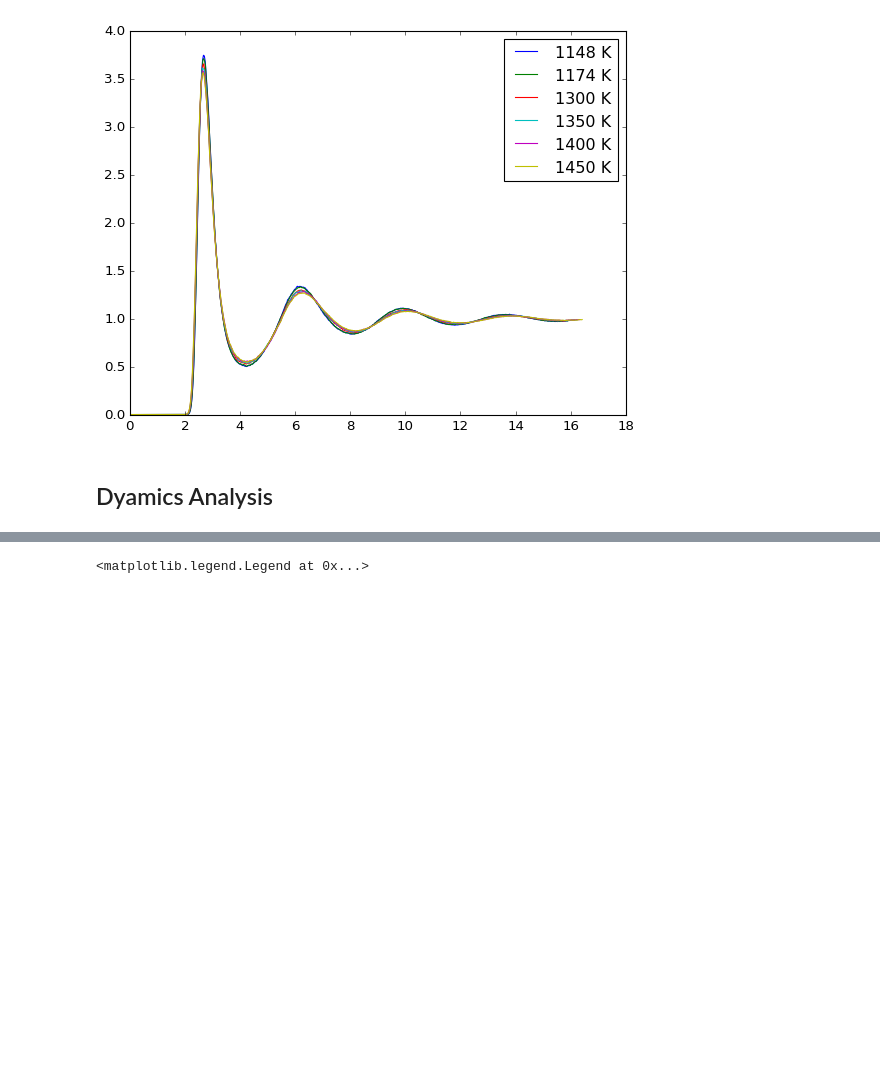
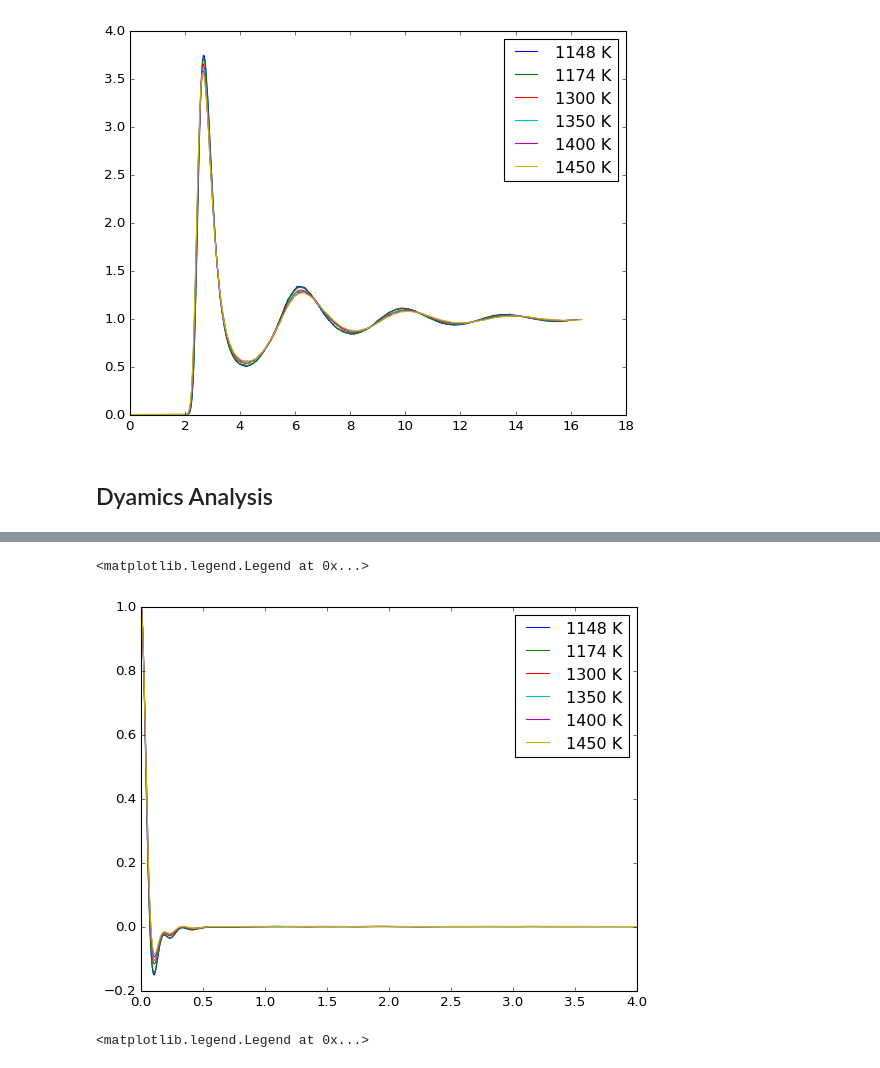
Before and after one commit to zincware/MDSuite, a Jupyter notebook: docs/source/_user_guide/molten_salt_example.ipynb, the cells around one changed output, grey strips where cells are left out. Drawn from its saved outputs; the diff is of its cells as text; code cells hidden in the pictures; blank space fills up the shorter version.

```diff
--- a/docs/source/_user_guide/molten_salt_example.ipynb
+++ b/docs/source/_user_guide/molten_salt_example.ipynb
@@ -203 +205,13 @@ for item in Molten_NaCl.experiments:
+# %%
+diff_data = Molten_NaCl.get_properties({'analysis': 'Green_Kubo_Self_Diffusion_Coefficients', 'information': 'series',
+                                     'subjects': ["Na"]})  # currently JACF Array
+
+diff_temp = np.array([diff_data[item][0].data_array() for item in diff_data])
+for _diff_data, temp in zip(diff_temp, list(temperatures.values())):
+    plt.plot(_diff_data[:, 0], _diff_data[:, 1], label=f"{temp} K")
+
+plt.legend()
+# %% [output]
+<matplotlib.legend.Legend at 0x...>
+[figure, added]
 # %%
```
Also changed, not shown: parts of 22 cells of this notebook, 5 other files.
